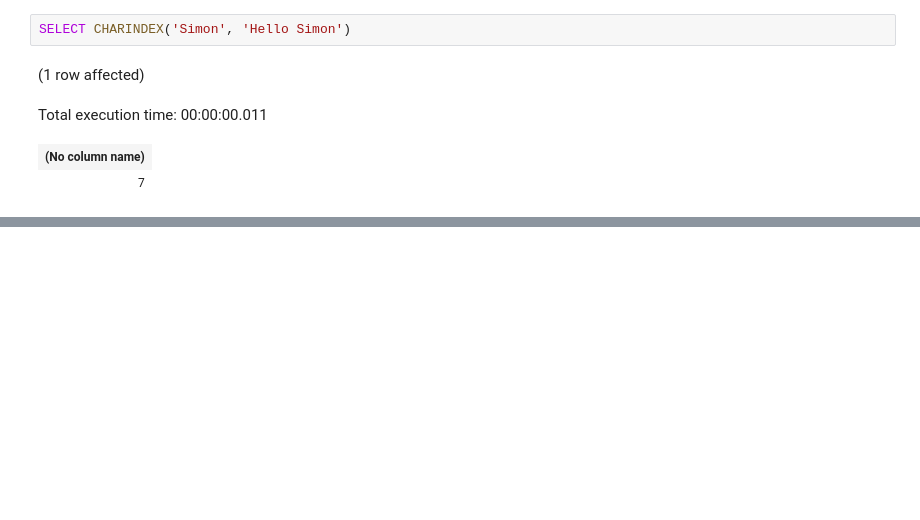
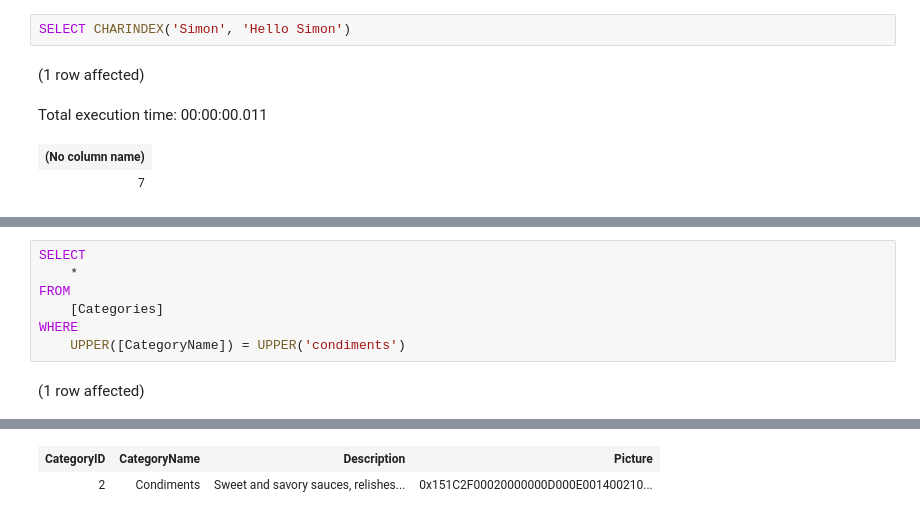
Before and after one commit to Simonsbs/D290323ER_SQL, a Jupyter notebook: CommonFunctions.ipynb, the cells around one changed output, grey strips where cells are left out. Saved outputs shown, nothing was run; the diff lists cells and outputs as text; blank space fills up the shorter version.

```diff
--- a/CommonFunctions.ipynb
+++ b/CommonFunctions.ipynb
@@ -90,0 +155,9 @@ Total execution time: 00:00:00.013
+# %%
+SELECT
+    *
+FROM
+    [Categories]
+WHERE
+    UPPER([CategoryName]) = UPPER('condiments')
+# %% [output]
+(1 row affected)
@@ -90,0 +165,2 @@ Total execution time: 00:00:00.013
+| CategoryID | CategoryName | Description | Picture |
+| 2 | Condiments | Sweet and savory sauces, relishes... | 0x151C2F00020000000D000E001400210... |
```
Also changed, not shown: parts of 7 cells of this notebook, 1 other file.
